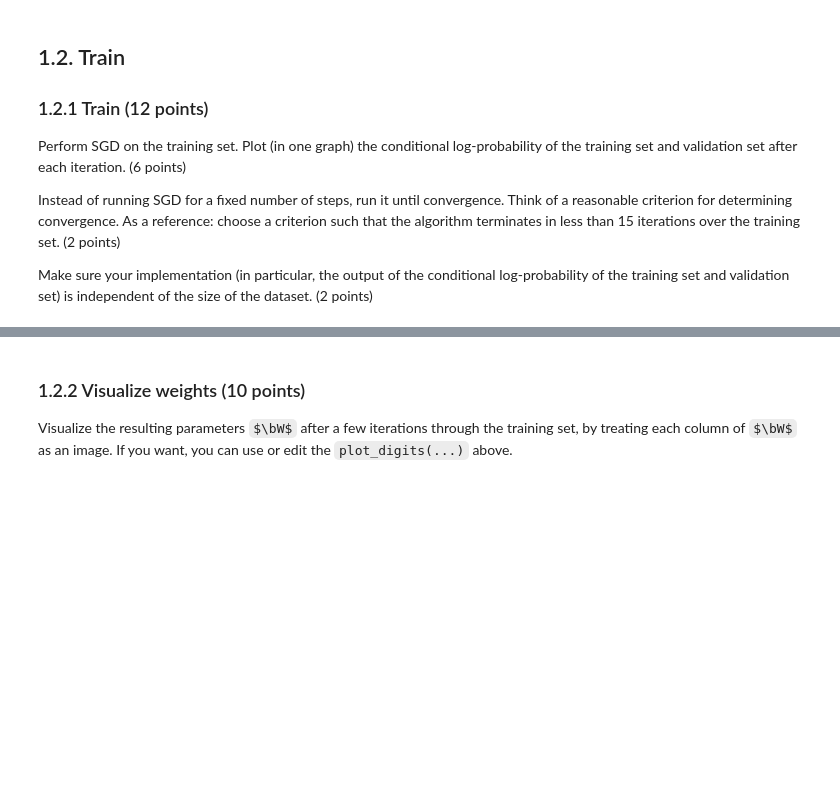
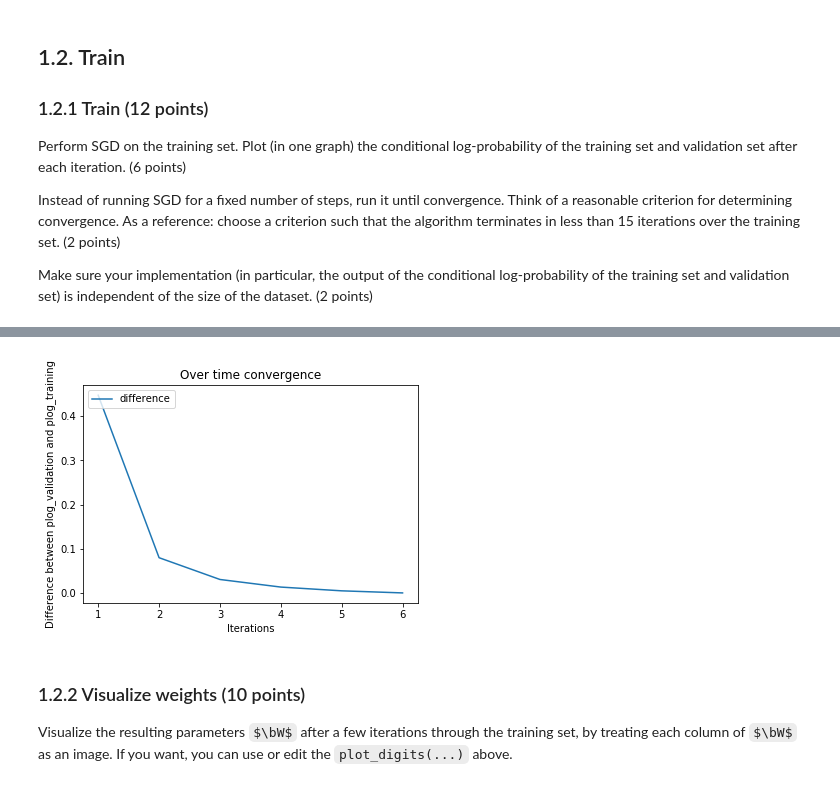
Before and after one commit to mcoenegracht/ml1-labs, a Jupyter notebook: lab2/lab2.ipynb, the cells around one changed output, grey strips where cells are left out. Cells and saved outputs as stored; diff of their text form; code cells hidden in the pictures; some formulas as TeX source; blank space fills up the shorter version.

```diff
--- a/lab2/lab2.ipynb
+++ b/lab2/lab2.ipynb
@@ -372,8 +431,3 @@ assert finite_diff_error < 1e-3, 'Your gradient computation for b seems off'
 ### 1.1.3 Stochastic gradient descent (15 points)
 
 Write a function `sgd_iter(x_train, t_train, w, b)` that performs one iteration of stochastic gradient descent (SGD), and returns the new weights. It should go through the trainingset once in randomized order, call `logreg_gradient(x, t, w, b)` for each datapoint to get the gradients, and update the parameters **using a small learning rate of `1e-4`**. Note that in this case we're maximizing the likelihood function, so we should actually performing gradient ___ascent___... For more information about SGD, see Bishop 5.2.4 or an online source (i.e. https://en.wikipedia.org/wiki/Stochastic_gradient_descent)
-# %%
-def sgd_iter(x_train, t_train, W, b):
-    # YOUR CODE HERE
-    raise NotImplementedError()
-    return logp_train, W, b
@@ -395,13 +470,58 @@ Perform SGD on the training set. Plot (in one graph) the conditional log-probabi
 Instead of running SGD for a fixed number of steps, run it until convergence. Think of a reasonable criterion for determining convergence. As a reference: choose a criterion such that the algorithm terminates in less than 15 iterations over the training set. (2 points)
 
 Make sure your implementation (in particular, the output of the conditional log-probability of the training set and validation set) is independent of the size of the dataset. (2 points)
-# %%
-
-def test_sgd(x_train, t_train, x_valid, t_valid, w, b):
-    # YOUR CODE HERE
-    raise NotImplementedError()
-
-np.random.seed(1243)
-w = np.zeros((28*28, 10))
-b = np.zeros(10)
-w,b = test_sgd(x_train, t_train, x_valid, t_valid, w, b)
+# %%
+
+def test_sgd(x_train, t_train, x_valid, t_valid, w, b):
+
+    iterations = 10
+    different = []
+    mean_logp_valid = []
+    mean_logp_train = []
+
+
+
+    for i in range(iterations):
+        print("the current iteration is:", i)
+        #logp_train , w_train, b_train = sgd_iter(x_train, t_train, w, b)
+
+
+        logp_train , w, b = sgd_iter(x_train, t_train, w, b)
+
+        #mean_validationlogp = np.mean(np.array(logp_valid)
+
+        logp_valid, w_valid, b_valid = sgd_iter(x_valid, t_valid, w, b)
+        #print("mean validation logp", np.mean(np.array(logp_valid)))
+        #print("mean training logp  ", np.mean(np.array(logp_train)))
+
+
+        difference =np.mean(np.array(logp_valid))-np.mean(np.array(logp_train))
+        different.append(difference)
+        print("the difference is now", different[i])
+
+        if different[i] < 0.0001:
+            print("we broke the loop because:", different[i])
+
+            break
+
+    x_axis = np.arange(1, len(different)+1)
+    plt.plot(x_axis, different, label = 'difference')
+    #plt.plot(x_axis, logp_valid, label = 'validation')
+    #plt.plot(x_axis, logp_train, label = 'validation')
+    plt.title("Over time convergence")
+    plt.xlabel('Iterations')
+    plt.ylabel('Difference between plog_validation and plog_training')
+    plt.xticks(x_axis)
+    plt.legend(loc="upper left")
+
+    return w,b
+
+
+
+    #raise NotImplementedError()
+
+np.random.seed(1243)
+w = np.zeros((28*28, 10))
+b = np.zeros(10)
+w,b = test_sgd(x_train, t_train, x_valid, t_valid, w, b)
+# %% [output]
@@ -408,3 +541,4 @@ w,b = test_sgd(x_train, t_train, x_valid, t_valid, w, b)
+[figure, added]
 # %%
 # Hidden tests for efficiency
 # %% [markdown]
```
Also changed, not shown: parts of 15 cells of this notebook.
